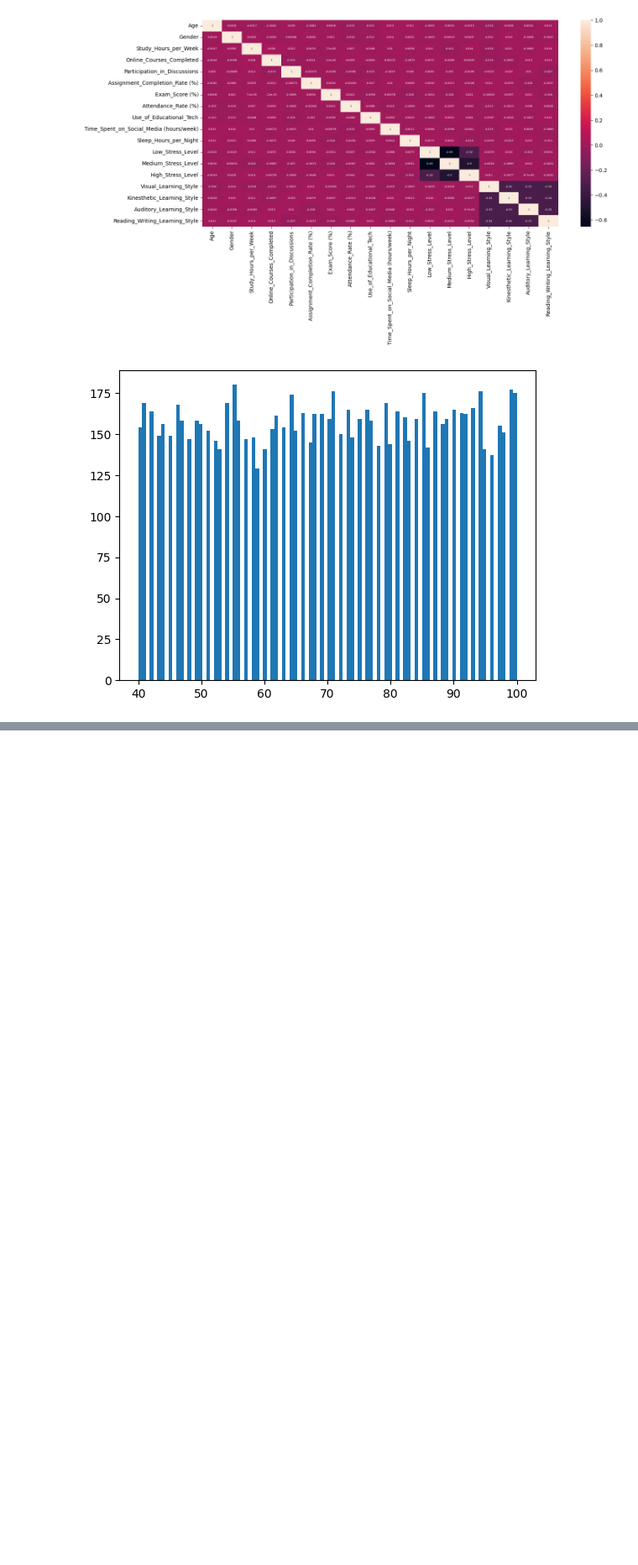
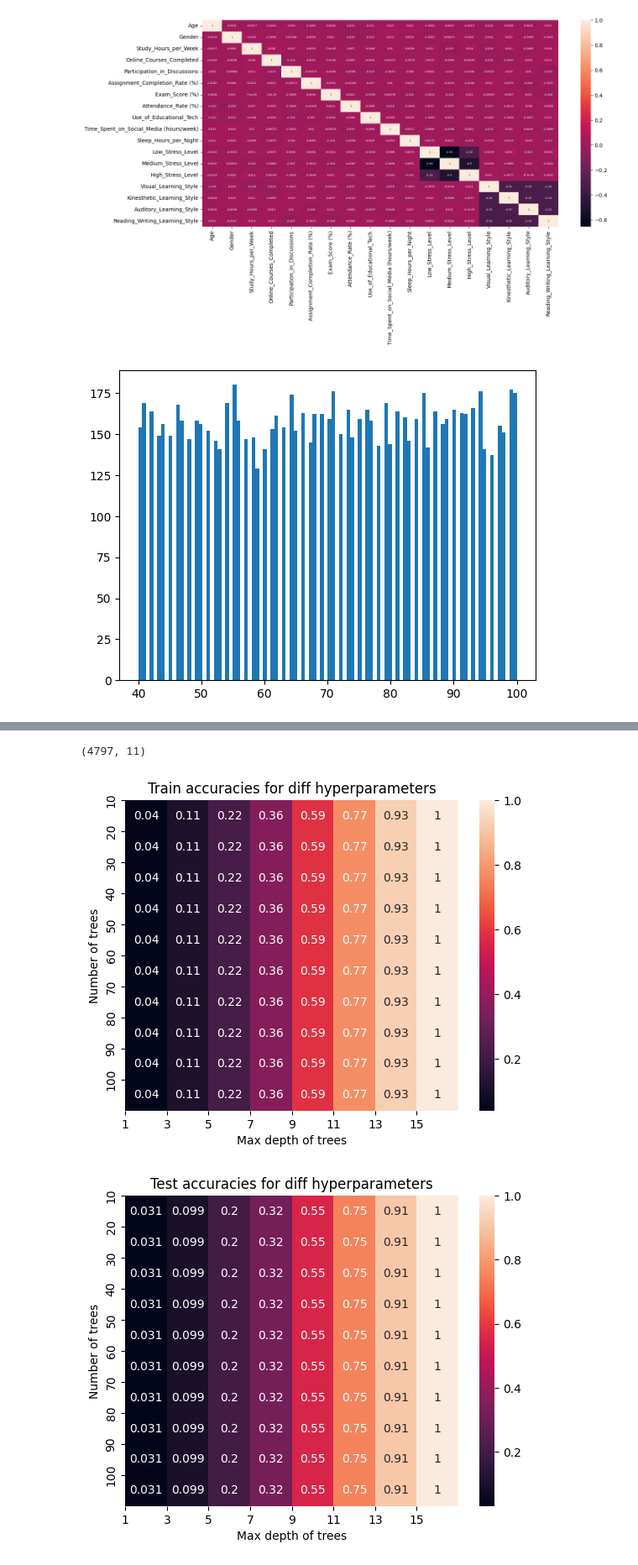
Before and after one commit to arjuna2112/TMDL2025, a Jupyter notebook: Student_performance.ipynb, the cells around one changed output, grey strips where cells are left out. Shown: that part at 84% size. Saved outputs shown, nothing was run; the diff lists cells and outputs as text; code cells hidden in the pictures; blank space fills up the shorter version.

```diff
--- a/Student_performance.ipynb
+++ b/Student_performance.ipynb
@@ -149,0 +152,24 @@ plt.show()
+# %%
+from tensorflow.keras.datasets import cifar10
+# get common libraries
+import matplotlib.pyplot as plt
+import numpy as np
+from tqdm import tqdm
+
+# X (input variabeles)
+X = df[["Age", "Gender", "Study_Hours_per_Week", "Online_Courses_Completed", "Participation_in_Discussions", "Assignment_Completion_Rate (%)", "Exam_Score (%)", "Attendance_Rate (%)", "Use_of_Educational_Tech", "Time_Spent_on_Social_Media (hours/week)", "Sleep_Hours_per_Night"]]
+
+# Y (output)
+Y = df["Exam_Score (%)"]
+
+def get_data_subset(n_train, n_test):
+    (train_X, train_y), (test_X, test_y) = (X[:n_train], Y[:n_train]), (X[n_train:], Y[n_train:])
+    return train_X, train_y, test_X, test_y
+
+n_train, n_test = 4797, 4797
+
+train_X, train_y, test_X, test_y = get_data_subset(n_train, n_test)
+# %%
+train_X.shape
+# %% [output]
+(4797, 11)
@@ -149,0 +202,29 @@ plt.show()
+# %%
+import seaborn as sns
+# Figure 1
+plt.figure()
+sns.heatmap(train_acc_mean, annot=True) # create seaborn heatmap with annotations
+# add proper xticklabels and yticklabels
+plt.ylabel("Number of trees")
+plt.xlabel("Max depth of trees")
+plt.yticks(ticks=np.arange(0,10), labels=np.arange(10,101,10))
+plt.xticks(np.arange(0,8), depths)
+# add a title
+plt.title("Train accuracies for diff hyperparameters")
+plt.show()
+
+# Figure 2
+plt.figure()
+# create seaborn heatmap with annotations
+sns.heatmap(test_acc_mean, annot=True)
+# add proper xticklabels and yticklabels
+plt.ylabel("Number of trees")
+plt.xlabel("Max depth of trees")
+plt.yticks(np.arange(0,10), np.arange(10,101,10))
+plt.xticks(np.arange(0,8), depths)
+# add a title
+plt.title("Test accuracies for diff hyperparameters")
+plt.show()
+# %% [output]
+[figure, added]
+[figure, added]
```
Also changed, not shown: parts of 6 cells of this notebook.
